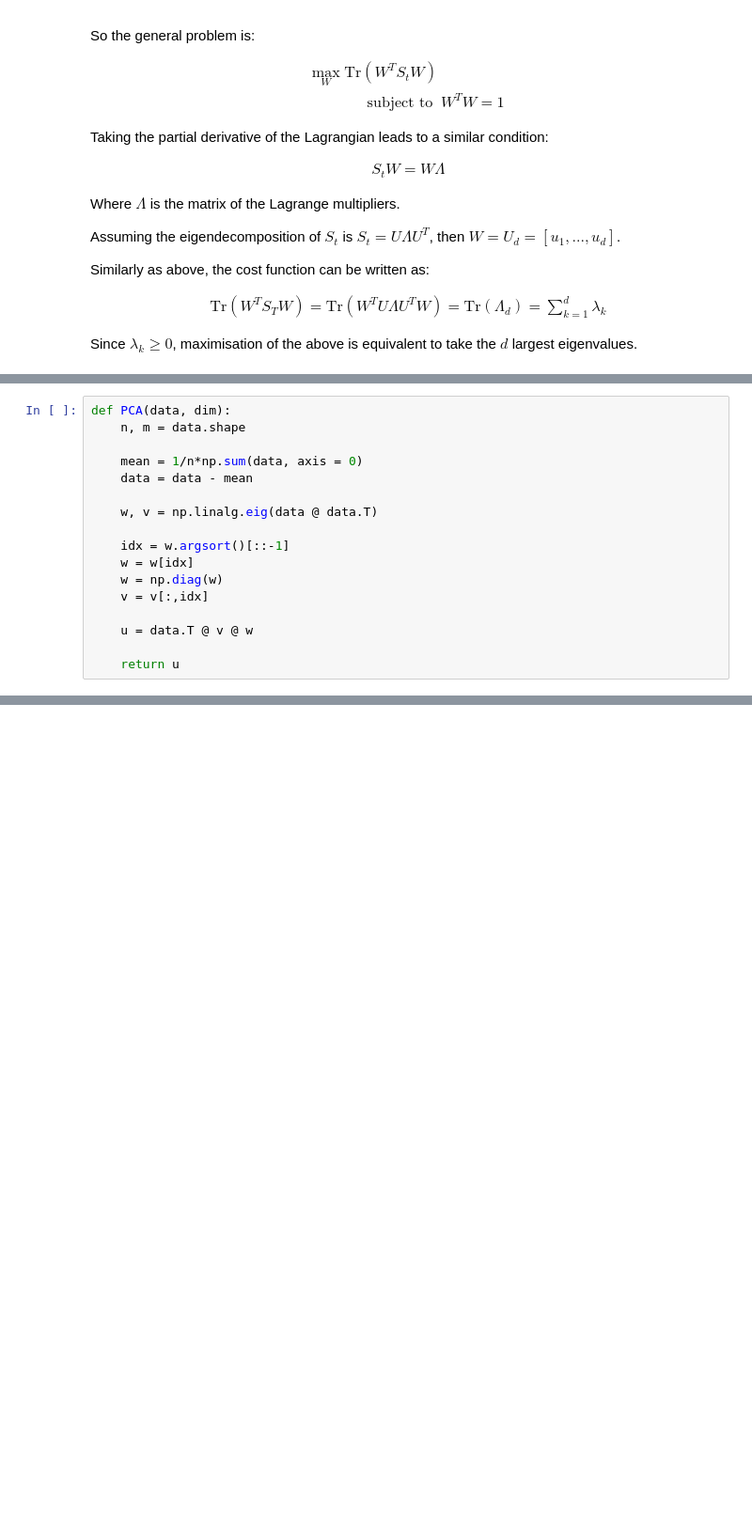
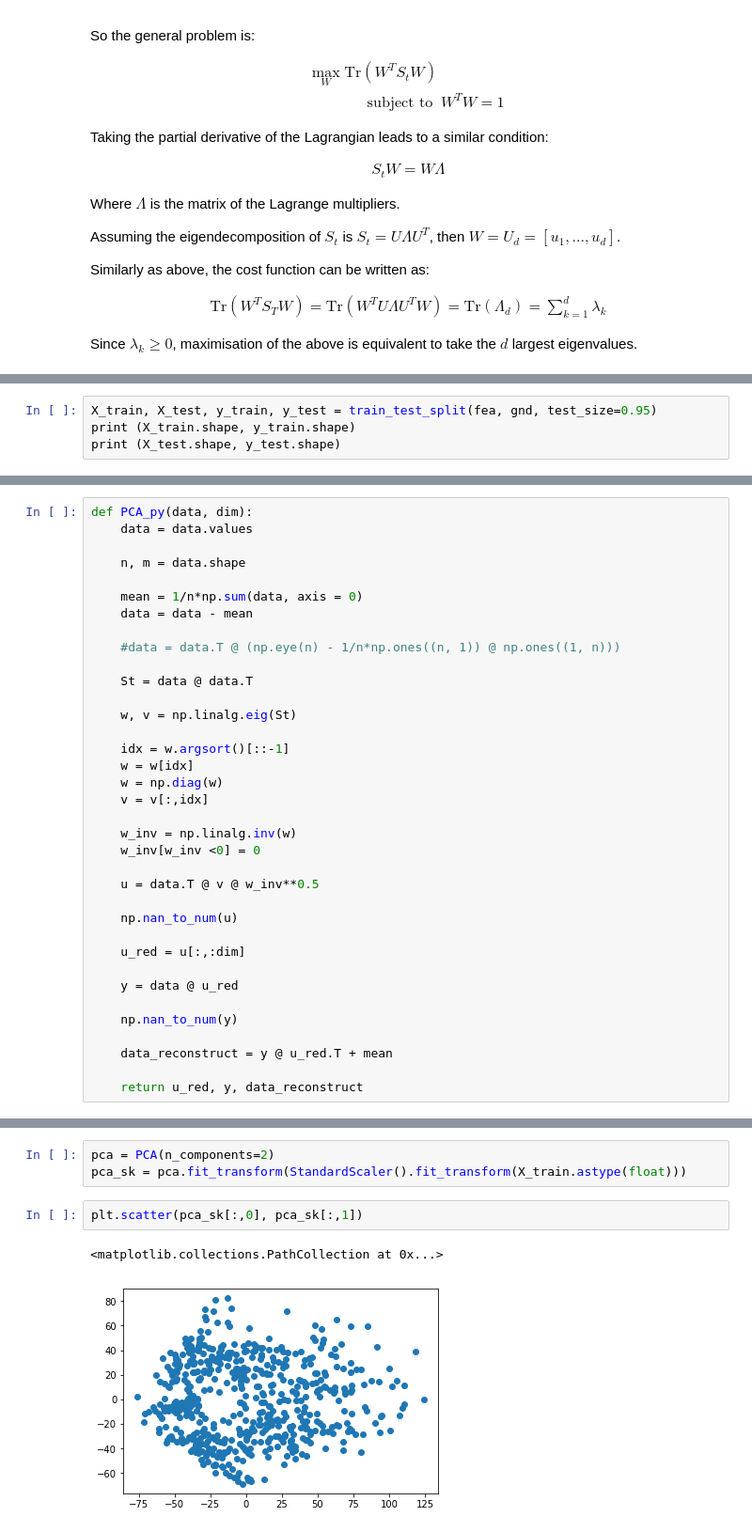
Before and after one commit to StaffG/PCA-LDA, a Jupyter notebook: PCA-LDA.ipynb, the cells around one changed output, grey strips where cells are left out. Shown at 94% size. Drawn from its saved outputs; the diff is of its cells as text; blank space fills up the shorter version.

```diff
--- a/PCA-LDA.ipynb
+++ b/PCA-LDA.ipynb
@@ -112,0 +117,4 @@ imgplot = plt.imshow(img)
+# %%
+X_train, X_test, y_train, y_test = train_test_split(fea, gnd, test_size=0.95)
+print (X_train.shape, y_train.shape)
+print (X_test.shape, y_test.shape)
@@ -113,17 +124,36 @@ imgplot = plt.imshow(img)
 # %%
-def PCA(data, dim):
+def PCA_py(data, dim):
+    data = data.values
+
     n, m = data.shape
 
     mean = 1/n*np.sum(data, axis = 0)
     data = data - mean
 
-    w, v = np.linalg.eig(data @ data.T)
+    #data = data.T @ (np.eye(n) - 1/n*np.ones((n, 1)) @ np.ones((1, n)))
+
+    St = data @ data.T
+
+    w, v = np.linalg.eig(St)
 
     idx = w.argsort()[::-1]
     w = w[idx]
     w = np.diag(w)
     v = v[:,idx]
 
-    u = data.T @ v @ w
+    w_inv = np.linalg.inv(w)
+    w_inv[w_inv <0] = 0
 
-    return u
+    u = data.T @ v @ w_inv**0.5
+
+    np.nan_to_num(u)
+
+    u_red = u[:,:dim]
+
+    y = data @ u_red
+
+    np.nan_to_num(y)
+
+    data_reconstruct = y @ u_red.T + mean
+
+    return u_red, y, data_reconstruct
@@ -160,0 +162,8 @@ ReturnVal = Ud;
+# %%
+pca = PCA(n_components=2)
+pca_sk = pca.fit_transform(StandardScaler().fit_transform(X_train.astype(float)))
+# %%
+plt.scatter(pca_sk[:,0], pca_sk[:,1])
+# %% [output]
+<matplotlib.collections.PathCollection at 0x...>
+[figure, added]
```
Also changed, not shown: parts of 17 cells of this notebook.
